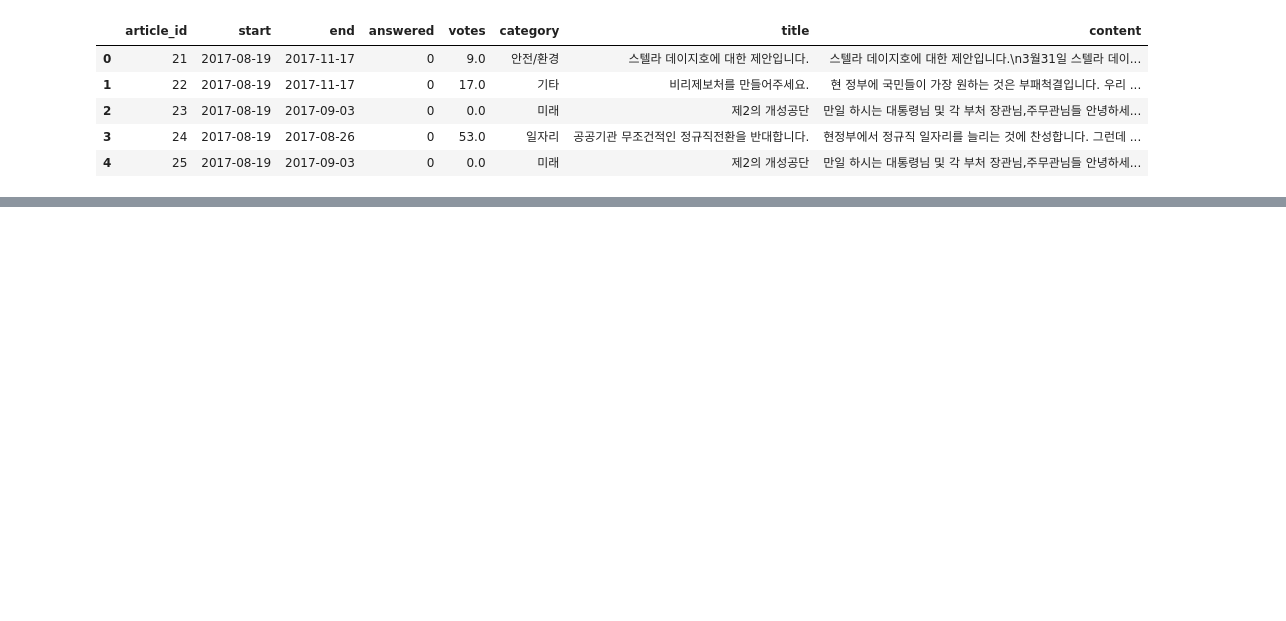
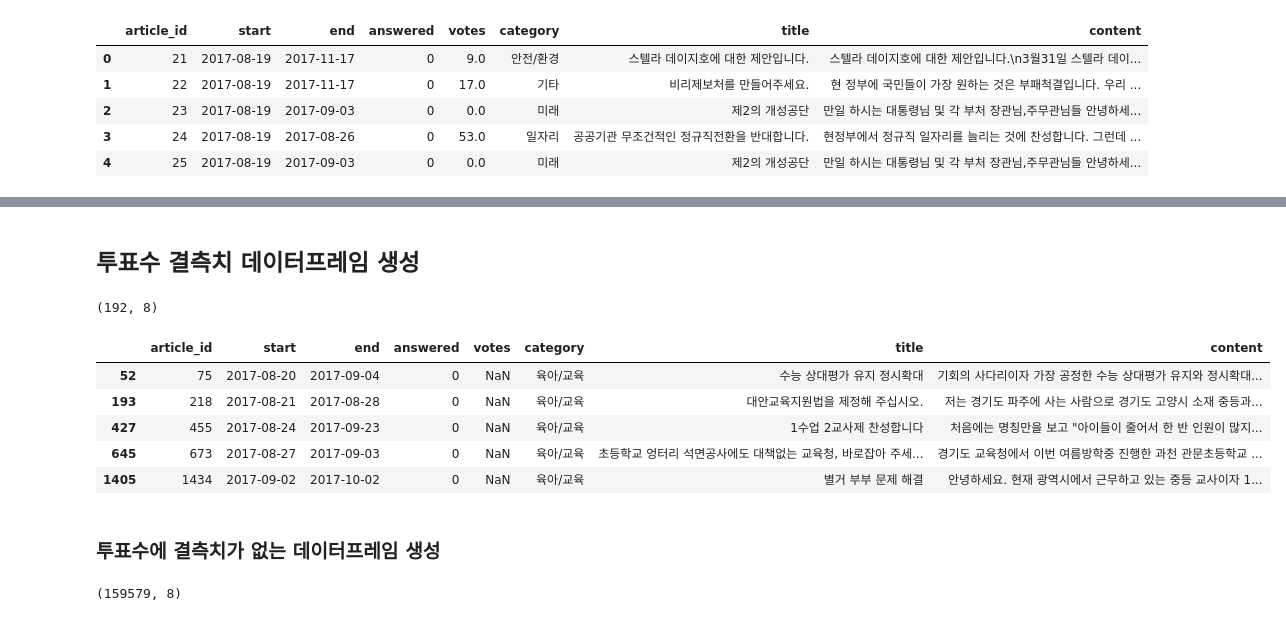
Before and after one commit to corazzon/petitionWrangling, a Jupyter notebook: petition_corrupted.ipynb, the cells around one changed output, grey strips where cells are left out. Saved outputs shown, nothing was run; the diff lists cells and outputs as text; code cells hidden in the pictures; blank space fills up the shorter version.

Commit message:
결측치 데이터프레임 생성

```diff
--- a/petition_corrupted.ipynb
+++ b/petition_corrupted.ipynb
@@ -83,0 +98,23 @@ petitions.head()
+# %% [markdown]
+## 투표수 결측치 데이터프레임 생성
+# %%
+petition_votes_null = petitions.loc[petitions['votes'].isnull()]
+petition_votes_null.shape
+# %% [output]
+(192, 8)
+# %%
+petition_votes_null.head()
+# %% [output]
+|  | article_id | start | end | answered | votes | category | title | content |
+| 52 | 75 | 2017-08-20 | 2017-09-04 | 0 | NaN | 육아/교육 | 수능 상대평가 유지 정시확대 | 기회의 사다리이자 가장 공정한 수능 상대평가 유지와 정시확대... |
+| 193 | 218 | 2017-08-21 | 2017-08-28 | 0 | NaN | 육아/교육 | 대안교육지원법을 제정해 주십시오. | 저는 경기도 파주에 사는 사람으로 경기도 고양시 소재 중등과... |
+| 427 | 455 | 2017-08-24 | 2017-09-23 | 0 | NaN | 육아/교육 | 1수업 2교사제 찬성합니다 | 처음에는 명칭만을 보고 "아이들이 줄어서 한 반 인원이 많지... |
+| 645 | 673 | 2017-08-27 | 2017-09-03 | 0 | NaN | 육아/교육 | 초등학교 엉터리 석면공사에도 대책없는 교육청, 바로잡아 주세... | 경기도 교육청에서 이번 여름방학중 진행한 과천 관문초등학교 ... |
+| 1405 | 1434 | 2017-09-02 | 2017-10-02 | 0 | NaN | 육아/교육 | 별거 부부 문제 해결 | 안녕하세요. 현재 광역시에서 근무하고 있는 중등 교사이자 1... |
+# %% [markdown]
+### 투표수에 결측치가 없는 데이터프레임 생성
+# %%
+petition_votes_notnull = petitions.loc[petitions['votes'].notnull()]
+petition_votes_notnull.shape
+# %% [output]
+(159579, 8)
```
Also changed, not shown: parts of 2 cells of this notebook.
